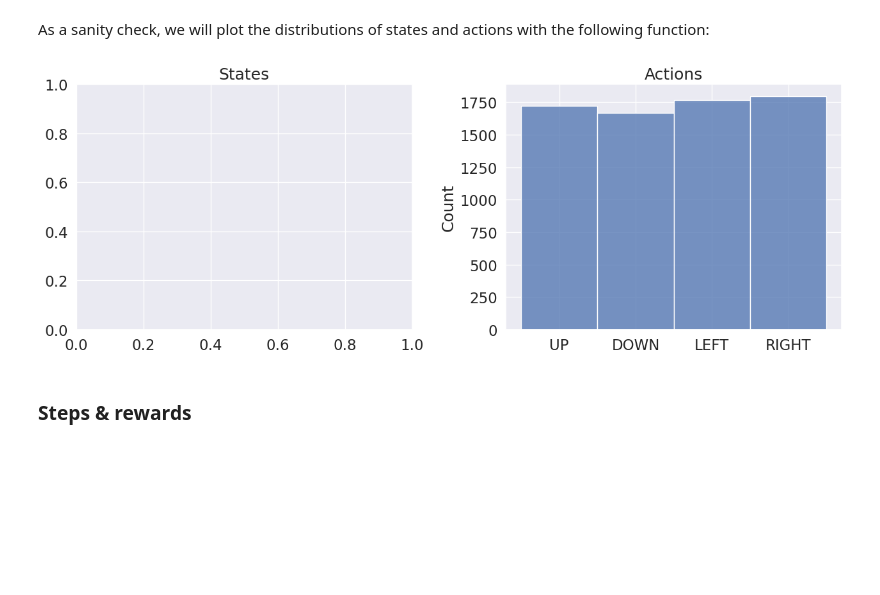
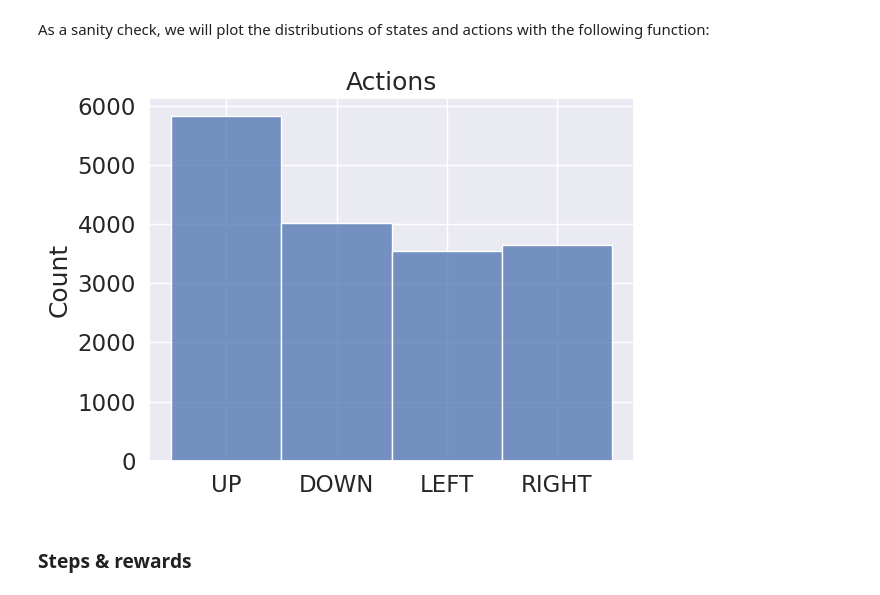
Before and after one commit to NiloufarRazmi/RL_Olfaction, a Jupyter notebook: TriangleTask/dqn_perso.ipynb, the cells around one changed output. Cells and saved outputs as stored; diff of their text form; code cells hidden in the pictures; blank space fills up the shorter version.

Commit message:
feat: make env with lights in the state
- refactor: remove code with batch of 1
- fix: states plot

```diff
--- a/TriangleTask/dqn_perso.ipynb
+++ b/TriangleTask/dqn_perso.ipynb
@@ -82,17 +83,17 @@ p = Params(
     n_runs=1,
     total_episodes=200,
     epsilon=0.5,
-    alpha=0.005,
-    gamma=0.9,
+    alpha=1e-4,
+    gamma=0.99,
     # nHiddenUnits=(5 * 5 + 3) * 5,
     nHiddenUnits=128,
-    replay_buffer_max_size=10000,
-    epsilon_min=0.1,
+    replay_buffer_max_size=5000,
+    epsilon_min=0.2,
     epsilon_max=1.0,
     decay_rate=0.03,
     epsilon_warmup=50,
     batch_size=32,
-    target_net_update=50,
+    target_net_update=200,
 )
 p
 # %% [output]
@@ -231,7 +235,7 @@ explorer = EpsilonGreedy(
     epsilon_warmup=p.epsilon_warmup,
 )
 episodes = torch.arange(p.total_episodes, device=device)
-epsilons = torch.empty_like(episodes) * torch.nan
+epsilons = torch.empty_like(episodes, device=device) * torch.nan
 for eps_i, epsi in enumerate(epsilons):
     epsilons[eps_i] = explorer.epsilon
     explorer.epsilon = explorer.update_epsilon(episodes[eps_i])
@@ -541,22 +531,20 @@ res
 As a sanity check, we will plot the distributions of states and actions
 with the following function:
 # %%
-def plot_states_actions_distribution(states, actions):
+def plot_states_actions_distribution(actions):
     """Plot the distributions of states and actions."""
-    fig, ax = plt.subplots(nrows=1, ncols=2, figsize=(13, 5))
-    # sns.histplot(data=states, ax=ax[0])
-    ax[0].set_title("States")
-    sns.histplot(data=actions, ax=ax[1])
-    ax[1].set_xticks(
+    fig, ax = plt.subplots()
+    sns.histplot(data=actions, ax=ax)
+    ax.set_xticks(
         [item.value for item in Actions], labels=[item.name for item in Actions]
     )
-    ax[1].set_title("Actions")
+    ax.set_title("Actions")
     fig.tight_layout()
     plt.show()
 # %%
-plot_states_actions_distribution(all_states, all_actions)
+plot_states_actions_distribution(all_actions)
 # %% [output]
-[figure, old version]
+[figure, new version]
 # %% [markdown]
 ### Steps & rewards
 # %%
```
Also changed, not shown: parts of 40 cells of this notebook, 5 other files.
